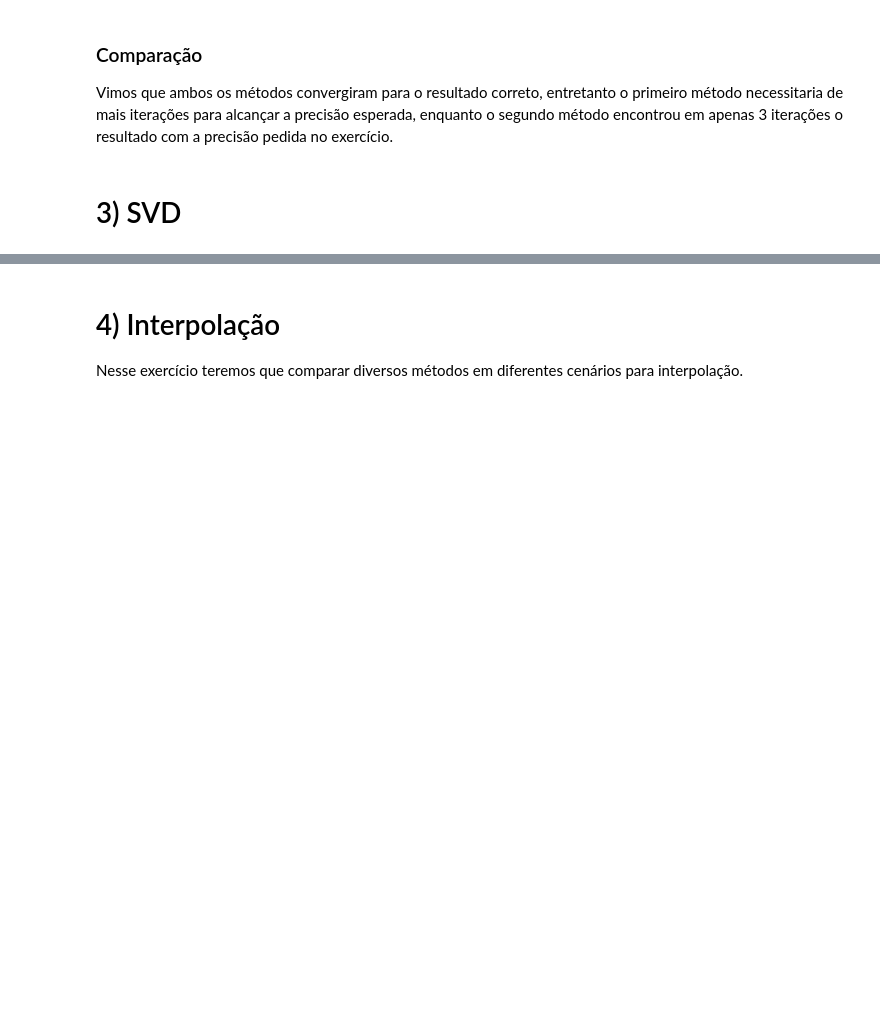
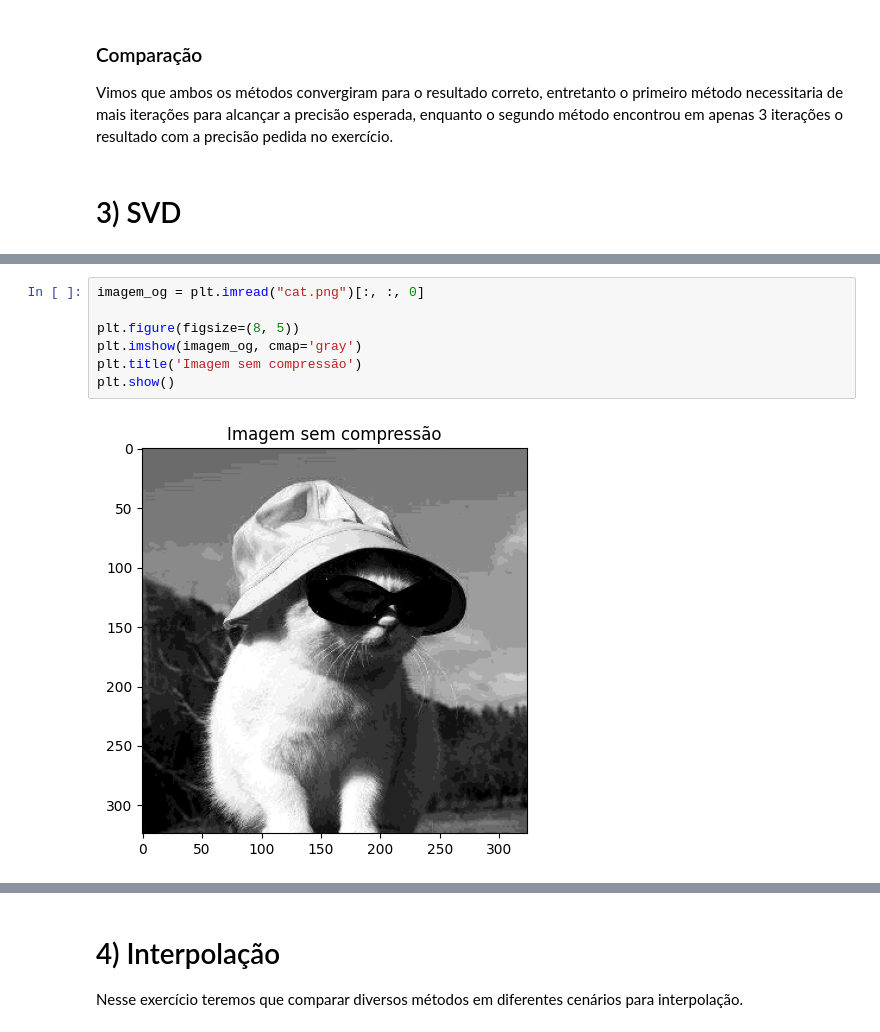
Before and after one commit to clr-cera/CalcNum, a Jupyter notebook: projeto_final.ipynb, the cells around one changed output, grey strips where cells are left out. Saved outputs shown, nothing was run; the diff lists cells and outputs as text; blank space fills up the shorter version.

```diff
--- a/projeto_final.ipynb
+++ b/projeto_final.ipynb
@@ -276,0 +351,9 @@ O erro de ortogonalidade é: 2.05e-15
+# %%
+imagem_og = plt.imread("cat.png")[:, :, 0]
+
+plt.figure(figsize=(8, 5))
+plt.imshow(imagem_og, cmap='gray')
+plt.title('Imagem sem compressão')
+plt.show()
+# %% [output]
+[figure, added]
```
Also changed, not shown: parts of 38 cells of this notebook.
